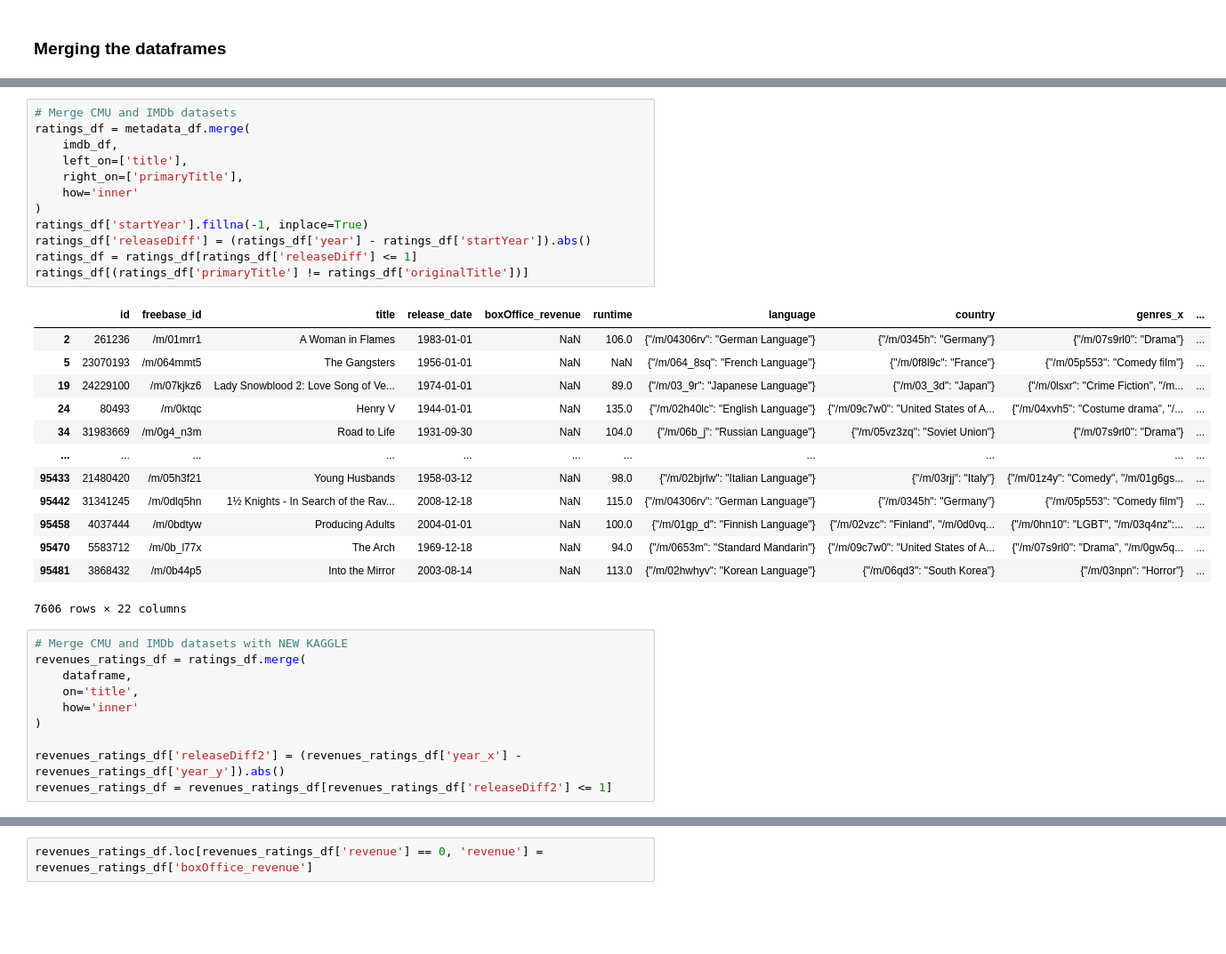
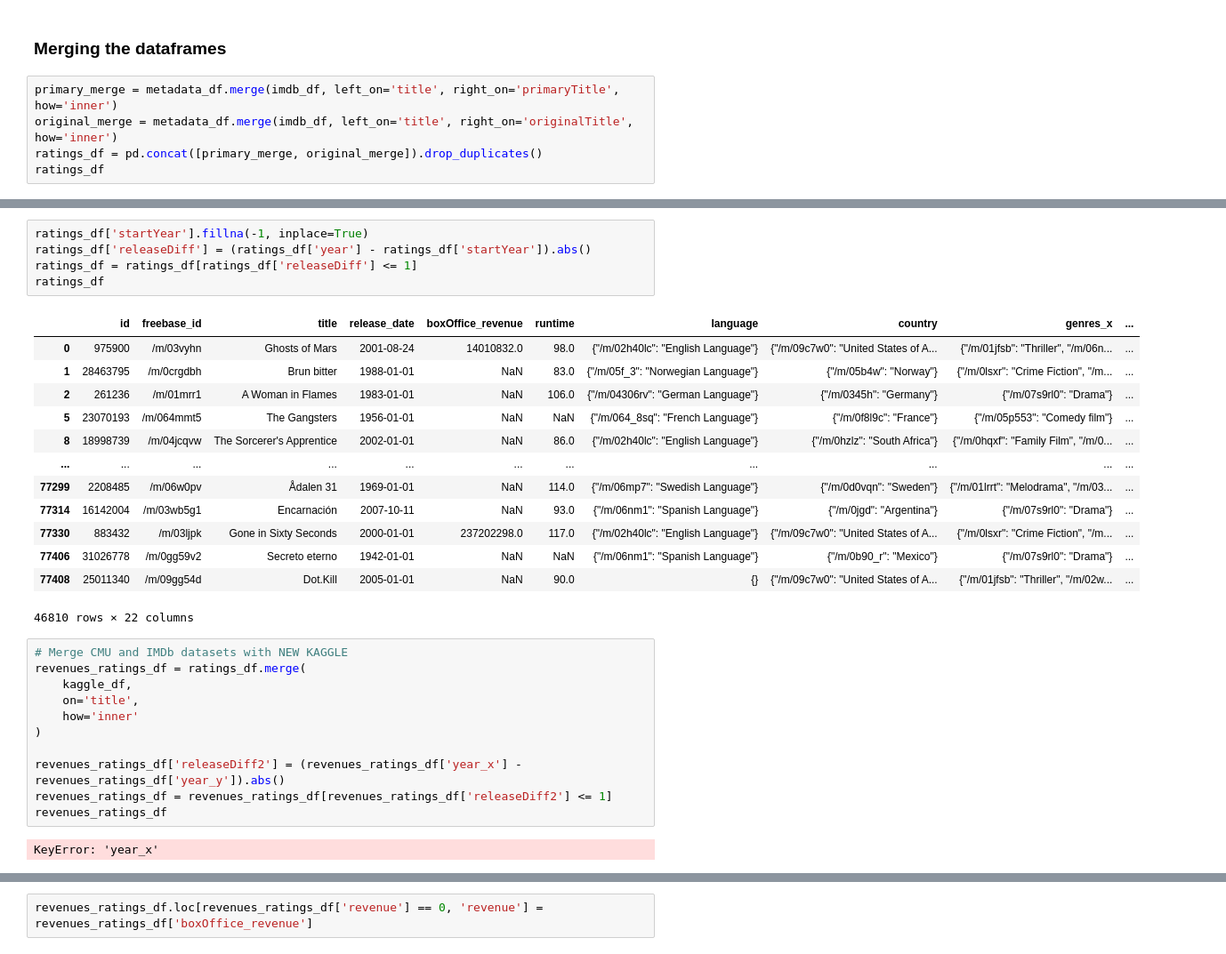
Before and after one commit to epfl-ada/ada-2023-project-cedars10452, a Jupyter notebook: Untitled.ipynb, the cells around one changed output, grey strips where cells are left out. Shown at 89% size. Cells and saved outputs as stored; diff of their text form; blank space fills up the shorter version.

```diff
--- a/Untitled.ipynb
+++ b/Untitled.ipynb
@@ -366,3 +386,8 @@ kaggle_df['year'] = kaggle_df['release_date'].dt.year
 #dataframe['day'] = dataframe['release_date'].dt.day
 # %% [markdown]
 ### Merging the dataframes
+# %%
+primary_merge = metadata_df.merge(imdb_df, left_on='title', right_on='primaryTitle', how='inner')
+original_merge = metadata_df.merge(imdb_df, left_on='title', right_on='originalTitle', how='inner')
+ratings_df = pd.concat([primary_merge, original_merge]).drop_duplicates()
+ratings_df
@@ -369,39 +408,35 @@ kaggle_df['year'] = kaggle_df['release_date'].dt.year
 # %%
-# Merge CMU and IMDb datasets
-ratings_df = metadata_df.merge(
-    imdb_df,
-    left_on=['title'],
-    right_on=['primaryTitle'],
-    how='inner'
-)
 ratings_df['startYear'].fillna(-1, inplace=True)
 ratings_df['releaseDiff'] = (ratings_df['year'] - ratings_df['startYear']).abs()
 ratings_df = ratings_df[ratings_df['releaseDiff'] <= 1]
-ratings_df[(ratings_df['primaryTitle'] != ratings_df['originalTitle'])]
+ratings_df
 # %% [output]
 |  | id | freebase_id | title | release_date | boxOffice_revenue | runtime | language | country | genres_x | ... |
+| 0 | 975900 | /m/03vyhn | Ghosts of Mars | 2001-08-24 | 14010832.0 | 98.0 | {"/m/02h40lc": "English Language"} | {"/m/09c7w0": "United States of A... | {"/m/01jfsb": "Thriller", "/m/06n... | ... |
+| 1 | 28463795 | /m/0crgdbh | Brun bitter | 1988-01-01 | NaN | 83.0 | {"/m/05f_3": "Norwegian Language"} | {"/m/05b4w": "Norway"} | {"/m/0lsxr": "Crime Fiction", "/m... | ... |
 | 2 | 261236 | /m/01mrr1 | A Woman in Flames | 1983-01-01 | NaN | 106.0 | {"/m/04306rv": "German Language"} | {"/m/0345h": "Germany"} | {"/m/07s9rl0": "Drama"} | ... |
 | 5 | 23070193 | /m/064mmt5 | The Gangsters | 1956-01-01 | NaN | NaN | {"/m/064_8sq": "French Language"} | {"/m/0f8l9c": "France"} | {"/m/05p553": "Comedy film"} | ... |
-| 19 | 24229100 | /m/07kjkz6 | Lady Snowblood 2: Love Song of Ve... | 1974-01-01 | NaN | 89.0 | {"/m/03_9r": "Japanese Language"} | {"/m/03_3d": "Japan"} | {"/m/0lsxr": "Crime Fiction", "/m... | ... |
-| 24 | 80493 | /m/0ktqc | Henry V | 1944-01-01 | NaN | 135.0 | {"/m/02h40lc": "English Language"} | {"/m/09c7w0": "United States of A... | {"/m/04xvh5": "Costume drama", "/... | ... |
-| 34 | 31983669 | /m/0g4_n3m | Road to Life | 1931-09-30 | NaN | 104.0 | {"/m/06b_j": "Russian Language"} | {"/m/05vz3zq": "Soviet Union"} | {"/m/07s9rl0": "Drama"} | ... |
+| 8 | 18998739 | /m/04jcqvw | The Sorcerer's Apprentice | 2002-01-01 | NaN | 86.0 | {"/m/02h40lc": "English Language"} | {"/m/0hzlz": "South Africa"} | {"/m/0hqxf": "Family Film", "/m/0... | ... |
 | ... | ... | ... | ... | ... | ... | ... | ... | ... | ... | ... |
-| 95433 | 21480420 | /m/05h3f21 | Young Husbands | 1958-03-12 | NaN | 98.0 | {"/m/02bjrlw": "Italian Language"} | {"/m/03rjj": "Italy"} | {"/m/01z4y": "Comedy", "/m/01g6gs... | ... |
-| 95442 | 31341245 | /m/0dlq5hn | 1½ Knights - In Search of the Rav... | 2008-12-18 | NaN | 115.0 | {"/m/04306rv": "German Language"} | {"/m/0345h": "Germany"} | {"/m/05p553": "Comedy film"} | ... |
-| 95458 | 4037444 | /m/0bdtyw | Producing Adults | 2004-01-01 | NaN | 100.0 | {"/m/01gp_d": "Finnish Language"} | {"/m/02vzc": "Finland", "/m/0d0vq... | {"/m/0hn10": "LGBT", "/m/03q4nz":... | ... |
-| 95470 | 5583712 | /m/0b_l77x | The Arch | 1969-12-18 | NaN | 94.0 | {"/m/0653m": "Standard Mandarin"} | {"/m/09c7w0": "United States of A... | {"/m/07s9rl0": "Drama", "/m/0gw5q... | ... |
-| 95481 | 3868432 | /m/0b44p5 | Into the Mirror | 2003-08-14 | NaN | 113.0 | {"/m/02hwhyv": "Korean Language"} | {"/m/06qd3": "South Korea"} | {"/m/03npn": "Horror"} | ... |
+| 77299 | 2208485 | /m/06w0pv | Ådalen 31 | 1969-01-01 | NaN | 114.0 | {"/m/06mp7": "Swedish Language"} | {"/m/0d0vqn": "Sweden"} | {"/m/01lrrt": "Melodrama", "/m/03... | ... |
+| 77314 | 16142004 | /m/03wb5g1 | Encarnación | 2007-10-11 | NaN | 93.0 | {"/m/06nm1": "Spanish Language"} | {"/m/0jgd": "Argentina"} | {"/m/07s9rl0": "Drama"} | ... |
+| 77330 | 883432 | /m/03ljpk | Gone in Sixty Seconds | 2000-01-01 | 237202298.0 | 117.0 | {"/m/02h40lc": "English Language"} | {"/m/09c7w0": "United States of A... | {"/m/0lsxr": "Crime Fiction", "/m... | ... |
+| 77406 | 31026778 | /m/0gg59v2 | Secreto eterno | 1942-01-01 | NaN | NaN | {"/m/06nm1": "Spanish Language"} | {"/m/0b90_r": "Mexico"} | {"/m/07s9rl0": "Drama"} | ... |
+| 77408 | 25011340 | /m/09gg54d | Dot.Kill | 2005-01-01 | NaN | 90.0 | {} | {"/m/09c7w0": "United States of A... | {"/m/01jfsb": "Thriller", "/m/02w... | ... |
-7606 rows × 22 columns
+46810 rows × 22 columns
 # %%
 # Merge CMU and IMDb datasets with NEW KAGGLE
 revenues_ratings_df = ratings_df.merge(
-    dataframe,
+    kaggle_df,
     on='title',
     how='inner'
 )
 
 revenues_ratings_df['releaseDiff2'] = (revenues_ratings_df['year_x'] - revenues_ratings_df['year_y']).abs()
 revenues_ratings_df = revenues_ratings_df[revenues_ratings_df['releaseDiff2'] <= 1]
+revenues_ratings_df
+# %% [output]
+KeyError: 'year_x'
 # %%
 nan_percentage = (revenues_ratings_df['revenue'] == 0).mean() * 100
 nan_percentage
```
Also changed, not shown: parts of 16 cells of this notebook.
